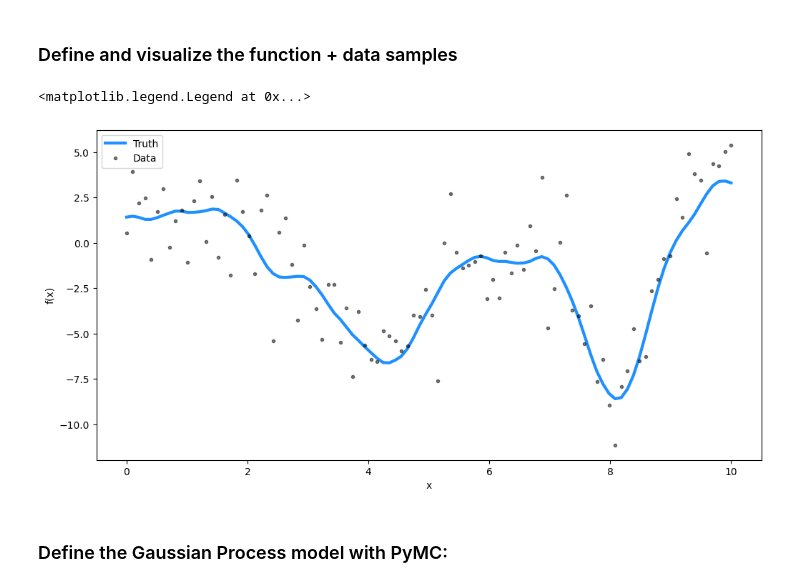
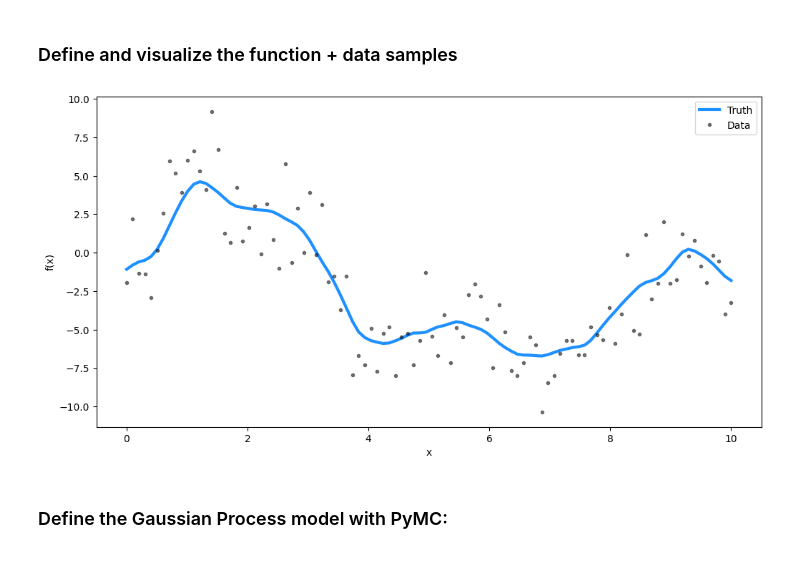
Before and after one commit to RichProgrammerEE/ECE524-Machine-Learning, a Jupyter notebook: final_project/gaussian_process.ipynb, the cells around one changed output. Cells and saved outputs as stored; diff of their text form; code cells hidden in the pictures.

```diff
--- a/final_project/gaussian_process.ipynb
+++ b/final_project/gaussian_process.ipynb
@@ -100,42 +99,38 @@ plt.legend()
 # %% [markdown]
 ### Define and visualize the function + data samples
 # %%
-# set the seed
-np.random.seed(1)
-
 n = 100  # The number of data points
 X = np.linspace(0, 10, n)[:, None]  # The inputs to the GP, they must be arranged as a column vector
 
 # Define the true covariance function and its parameters
 ℓ_true = 1.0
 η_true = 3.0
 cov_func = η_true ** 2 * pm.gp.cov.Matern52(1, ℓ_true)
 
 # A mean function that is zero everywhere
 mean_func = pm.gp.mean.Zero()
 
 # The latent function values are one sample from a multivariate normal
 # Note that we have to call `eval()` because PyMC3 built on top of Theano
 f_true = np.random.multivariate_normal(
     mean_func(X).eval(), cov_func(X).eval() + 1e-8 * np.eye(n), 1
 ).flatten()
 
 # The observed data is the latent function plus a small amount of IID Gaussian noise
 # The standard deviation of the noise is `sigma`
 σ_true = 2.0
 y = f_true + σ_true * np.random.randn(n)
 
-## Plot the data and the unobserved latent function
+# Plot the data
 fig = plt.figure(figsize=(12, 6))
 ax = fig.gca()
 ax.plot(X, f_true, "dodgerblue", lw=3, label="Truth")
 ax.plot(X, y, "ok", ms=3, alpha=0.5, label="Data")
 ax.set_xlabel("x")
 ax.set_ylabel("f(x)")
-plt.legend()
+lgd = plt.legend()
 # %% [output]
-<matplotlib.legend.Legend at 0x...>
-[figure, old version]
+[figure, new version]
 # %% [markdown]
 ### Define the Gaussian Process model with PyMC:
 # %%
```
Also changed, not shown: parts of 11 cells of this notebook, 4 other files.
